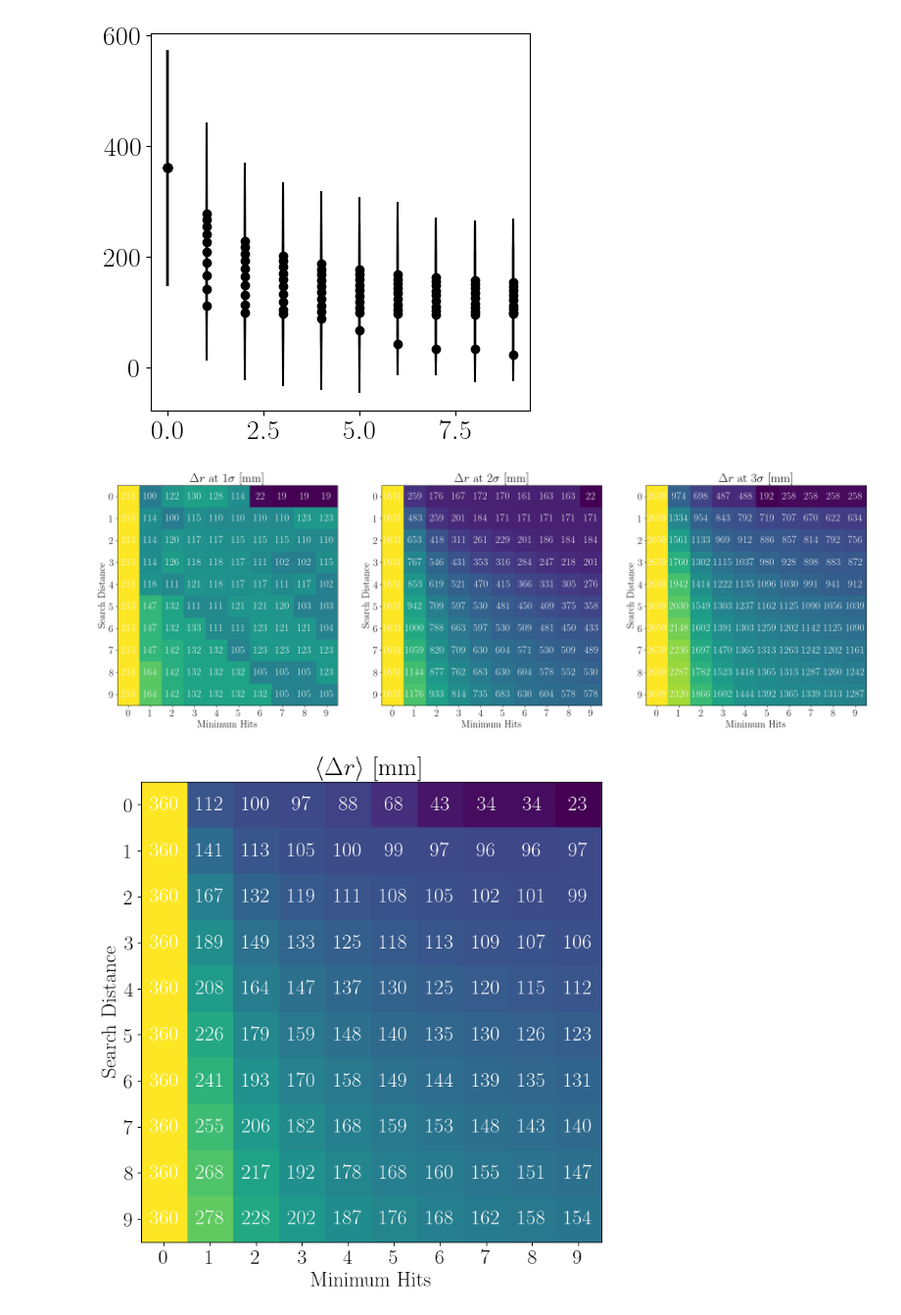
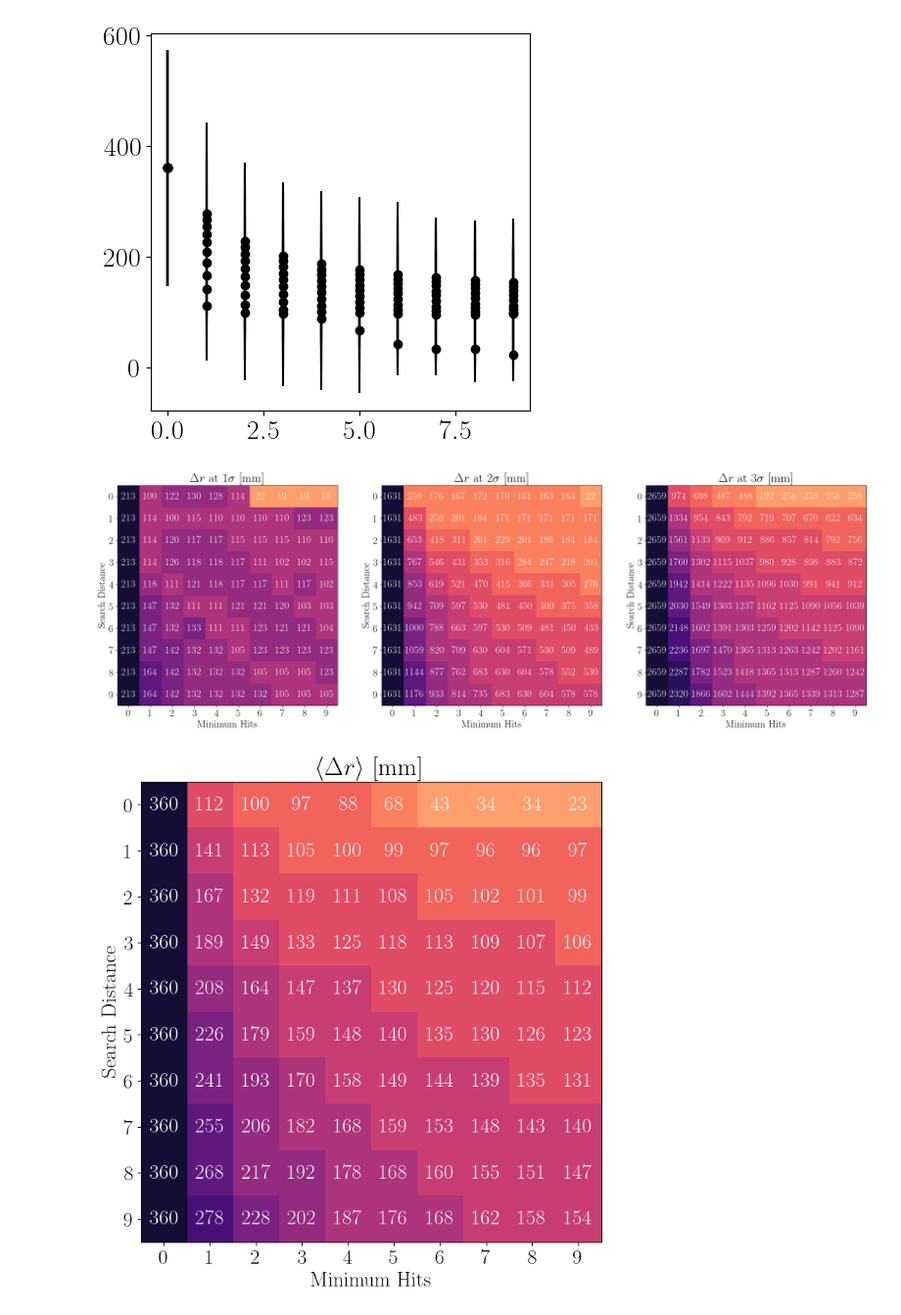
Before and after one commit to Noah-Everett/DSPS-Detector, a Jupyter notebook: analysis/proximityAnalysis.ipynb, the cells around one changed output. Shown at 98% size. Cells and saved outputs as stored; diff of their text form; code cells hidden in the pictures.

```diff
--- a/analysis/proximityAnalysis.ipynb
+++ b/analysis/proximityAnalysis.ipynb
@@ -22,13 +23,0 @@ Welcome to JupyROOT 6.30/00
-# %%
-os.environ['PATH'] = '/Library/TeX/texbin:' + os.environ['PATH']
-mpl.rc('font', **{'family':'serif', 'serif':['Computer Modern Roman']})
-params = {'backend': 'pdf',
-          'axes.labelsize': 20,
-          'font.size': 20,
-          'legend.fontsize': 20,
-          'xtick.labelsize': 20,
-          'ytick.labelsize': 20,
-          'text.usetex': True,
-          'figure.figsize': (5,5),
-          'axes.unicode_minus': True}
-mpl.rcParams.update(params)
@@ -344,13 +338,16 @@ fig.show()
 # fig, axes = plt.subplots(1, 3, figsize=(26, 6))
 fig, axes = plt.subplots(1, 3, figsize=(26, 8))
 size = 20
+colors = cm.magma_r
+colors = ListedColormap(colors(np.linspace(0.2, 0.9, 12)))
+textcolor = 'w'
 
 # Plot for 1-sigma
 df_values = np.array(df['distance_initial_sigma_1']).reshape(10, 10)
-im = axes[0].imshow(df_values, cmap='viridis', aspect='auto')
+im = axes[0].imshow(df_values, cmap=colors, aspect='auto')
 for i in range(df_values.shape[0]):
     for j in range(df_values.shape[1]):
-        text = axes[0].text(j, i, f'{df_values[i, j]:.0f}', ha='center', va='center', color='white', size=size)
+        text = axes[0].text(j, i, f'{df_values[i, j]:.0f}', ha='center', va='center', color=textcolor, size=size)
 axes[0].set_xlabel('Minimum Hits')
 axes[0].set_ylabel('Search Distance')
 axes[0].set_title(r'$\Delta r$ at $1\sigma$ [mm]')
@@ -361,10 +358,10 @@ axes[0].set_yticks(np.arange(df_values.shape[0]))
 
 # Plot for 2-sigma
 df_values = np.array(df['distance_initial_sigma_2']).reshape(10, 10)
-im = axes[1].imshow(df_values, cmap='viridis', aspect='auto')
+im = axes[1].imshow(df_values, cmap=colors, aspect='auto')
 for i in range(df_values.shape[0]):
     for j in range(df_values.shape[1]):
-        text = axes[1].text(j, i, f'{df_values[i, j]:.0f}', ha='center', va='center', color='white', size=size)
+        text = axes[1].text(j, i, f'{df_values[i, j]:.0f}', ha='center', va='center', color=textcolor, size=size)
 axes[1].set_xlabel('Minimum Hits')
 axes[1].set_ylabel('Search Distance')
 axes[1].set_title(r'$\Delta r$ at $2\sigma$ [mm]')
@@ -375,10 +372,10 @@ axes[1].set_yticks(np.arange(df_values.shape[0]))
 
 # Plot for 3-sigma
 df_values = np.array(df['distance_initial_sigma_3']).reshape(10, 10)
-im = axes[2].imshow(df_values, cmap='viridis', aspect='auto')
+im = axes[2].imshow(df_values, cmap=colors, aspect='auto')
 for i in range(df_values.shape[0]):
     for j in range(df_values.shape[1]):
-        text = axes[2].text(j, i, f'{df_values[i, j]:.0f}', ha='center', va='center', color='white', size=size)
+        text = axes[2].text(j, i, f'{df_values[i, j]:.0f}', ha='center', va='center', color=textcolor, size=size)
 axes[2].set_xlabel('Minimum Hits')
 axes[2].set_ylabel('Search Distance')
 axes[2].set_title(r'$\Delta r$ at $3\sigma$ [mm]')
@@ -390,25 +387,25 @@ axes[2].set_yticks(np.arange(df_values.shape[0]))
 fig.savefig('../figures/proximityAnalysis_sigmas.pdf', bbox_inches='tight')
 fig.show()
 # %% [output]
-[figure, old version]
+[figure, new version]
 # %%
 fig, ax = plt.subplots(figsize=(10, 8))
 df_values = np.array(df['distance_initial_mean']).reshape(10, 10)
-im = ax.imshow(df_values, cmap='viridis', aspect='auto')
+im = ax.imshow(df_values, cmap=colors, aspect='auto')
 for i in range(df_values.shape[0]):
     for j in range(df_values.shape[1]):
-        text = ax.text(j, i, f'{df_values[i, j]:.0f}', ha='center', va='center', color='white', size=size)
+        text = ax.text(j, i, f'{df_values[i, j]:.0f}', ha='center', va='center', color=textcolor, size=size)
 ax.set_xlabel('Minimum Hits')
 ax.set_ylabel('Search Distance')
 ax.set_title(r'$\langle \Delta r \rangle$ [mm]')
 ax.set_aspect('equal')
 ax.set_xticks(np.arange(df_values.shape[1]))
 ax.set_yticks(np.arange(df_values.shape[0]))
 # cbar = fig.colorbar(im, ax=ax, label=r'$\langle \Delta r \rangle$ [mm]')
 
 fig.savefig('../figures/proximityAnalysis_mean.pdf', bbox_inches='tight')
 fig.show()
 # %% [output]
-[figure, old version]
+[figure, new version]
 # %%
 fig, axes = plt.subplots(1, 4, figsize=(32, 8))
```
Also changed, not shown: parts of 4 cells of this notebook, 27 other files.
